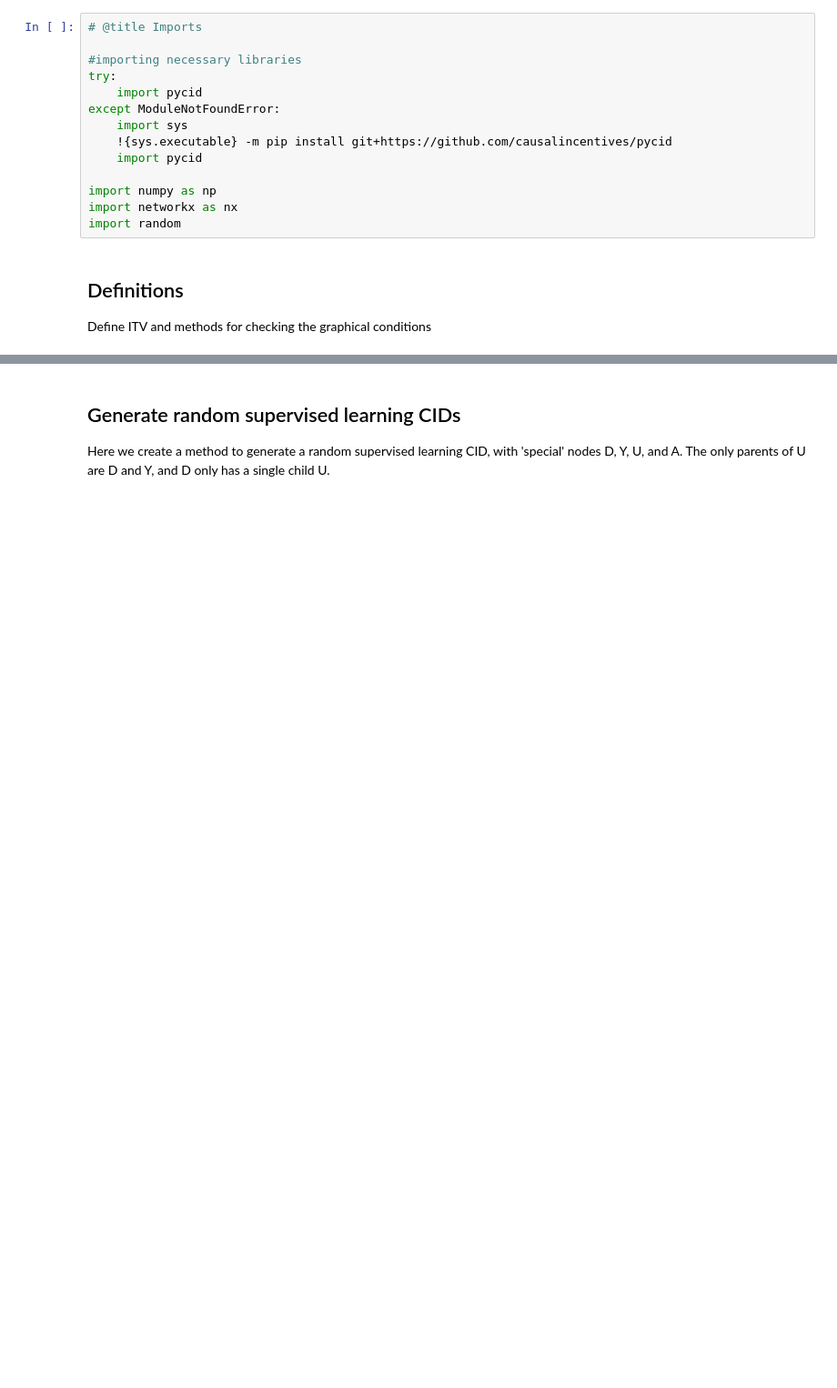
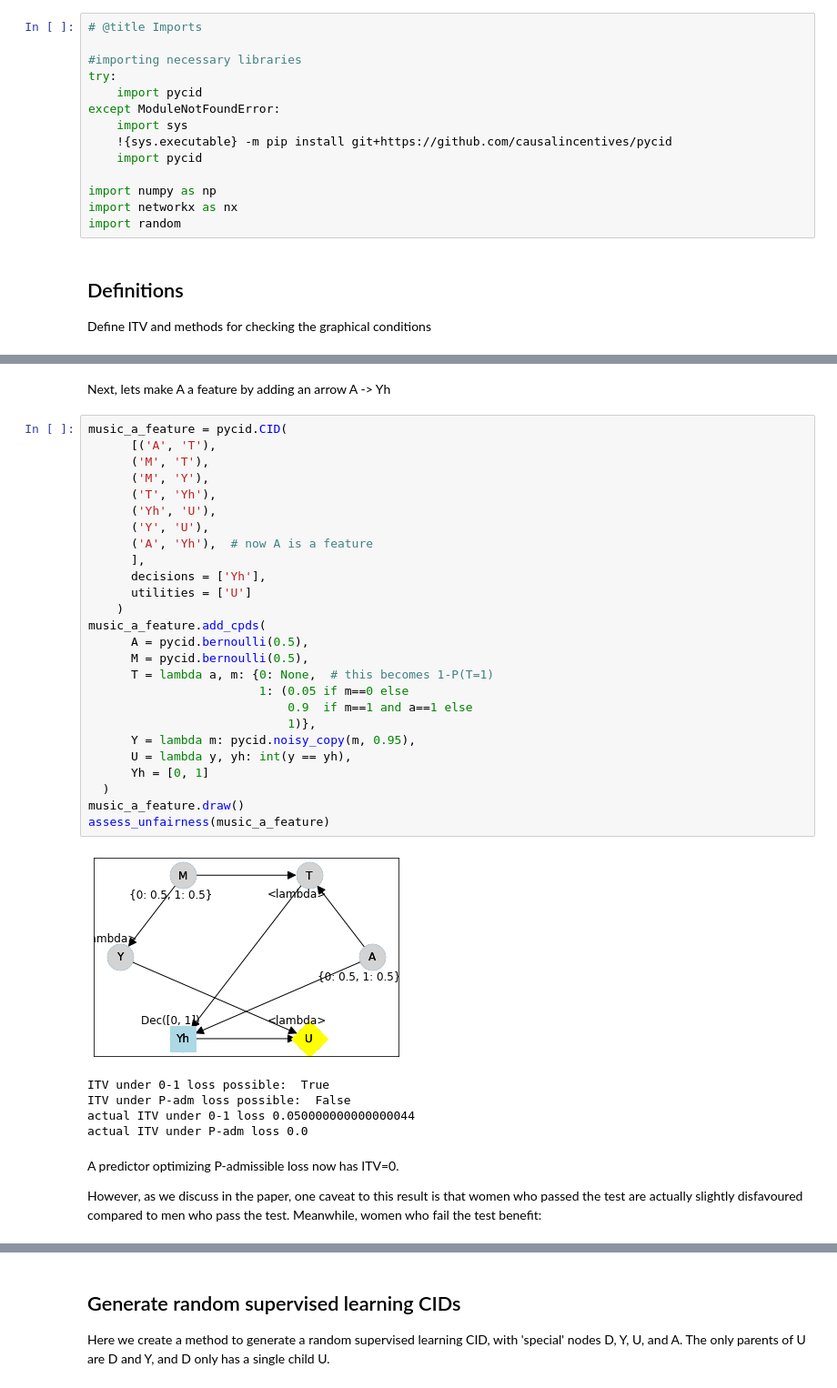
Before and after one commit to causalincentives/pycid, a Jupyter notebook: notebooks/Why_fair_labels_may_yield_unfair_models_AAAI_22.ipynb, the cells around one changed output, grey strips where cells are left out. Shown at 91% size. Drawn from its saved outputs; the diff is of its cells as text; blank space fills up the shorter version.

```diff
--- a/notebooks/Why_fair_labels_may_yield_unfair_models_AAAI_22.ipynb
+++ b/notebooks/Why_fair_labels_may_yield_unfair_models_AAAI_22.ipynb
@@ -57,0 +137,38 @@ def theorem11(cid):
+# %% [markdown]
+Next, lets make A a feature by adding an arrow A -> Yh
+# %%
+music_a_feature = pycid.CID(
+      [('A', 'T'),
+      ('M', 'T'),
+      ('M', 'Y'),
+      ('T', 'Yh'),
+      ('Yh', 'U'),
+      ('Y', 'U'),
+      ('A', 'Yh'),  # now A is a feature
+      ],
+      decisions = ['Yh'],
+      utilities = ['U']
+    )
+music_a_feature.add_cpds(
+      A = pycid.bernoulli(0.5),
+      M = pycid.bernoulli(0.5),
+      T = lambda a, m: {0: None,  # this becomes 1-P(T=1)
+                        1: (0.05 if m==0 else
+                            0.9  if m==1 and a==1 else
+                            1)},
+      Y = lambda m: pycid.noisy_copy(m, 0.95),
+      U = lambda y, yh: int(y == yh),
+      Yh = [0, 1]
+  )
+music_a_feature.draw()
+assess_unfairness(music_a_feature)
+# %% [output]
+[figure, added]
+ITV under 0-1 loss possible:  True
+ITV under P-adm loss possible:  False
+actual ITV under 0-1 loss 0.050000000000000044
+actual ITV under P-adm loss 0.0
+# %% [markdown]
+A predictor optimizing P-admissible loss now has ITV=0.
+
+However, as we discuss in the paper, one caveat to this result is that women who passed the test are actually slightly disfavoured compared to men who pass the test. Meanwhile, women who fail the test benefit:
```
Also changed, not shown: parts of 13 cells of this notebook.
